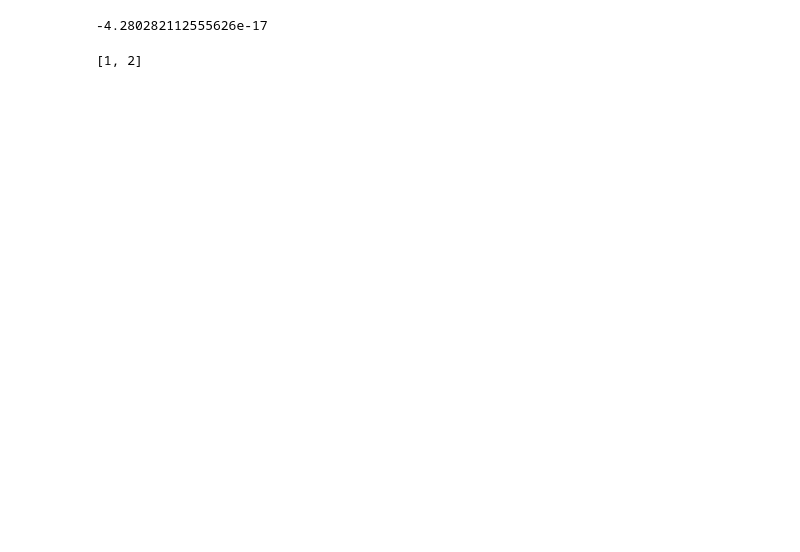
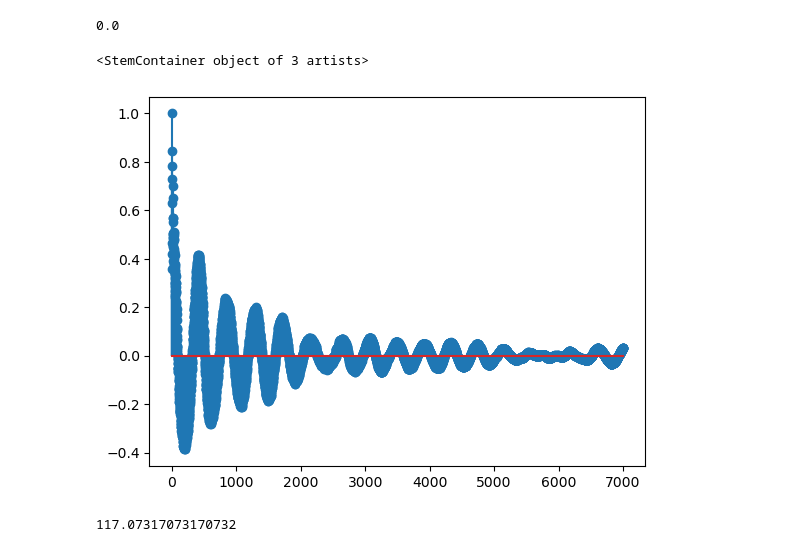
Before and after one commit to prafdin/DSP-Labs, a Jupyter notebook: Lab2.ipynb, the cells around one changed output. Saved outputs shown, nothing was run; the diff lists cells and outputs as text; code cells hidden in the pictures; blank space fills up the shorter version.

Commit message:
Greate part second lab with Kirill help

```diff
--- a/Lab2.ipynb
+++ b/Lab2.ipynb
@@ -70,4 +52,0 @@ np.mean(values)
-# %%
-get_mean(values)
-# %% [output]
--4.280282112555626e-17
@@ -76,4 +52,0 @@ d = [1,2,3]
-# %%
-d[:-1]
-# %% [output]
-[1, 2]
@@ -79,0 +57,12 @@ d[:-1]
+# %%
+# Comparasion of lib acf func and my_acf func
+sum(np.floor(np.abs(my_norm_acf_calculation - lib_norm_acf_calculation)))
+# %% [output]
+0.0
+# %%
+# plt.xlim(0, 10)
+values_for_plot = acf(x, 7000)
+plt.stem(np.linspace(0, 7000, 7001), values_for_plot)
+# %% [output]
+<StemContainer object of 3 artists>
+[figure, added]
@@ -79,0 +73,5 @@ d[:-1]
+# %%
+# Частота голоса
+1 / ((min_value_idx + second_peak_idx) / fs)
+# %% [output]
+117.07317073170732
```
Also changed, not shown: parts of 19 cells of this notebook.
